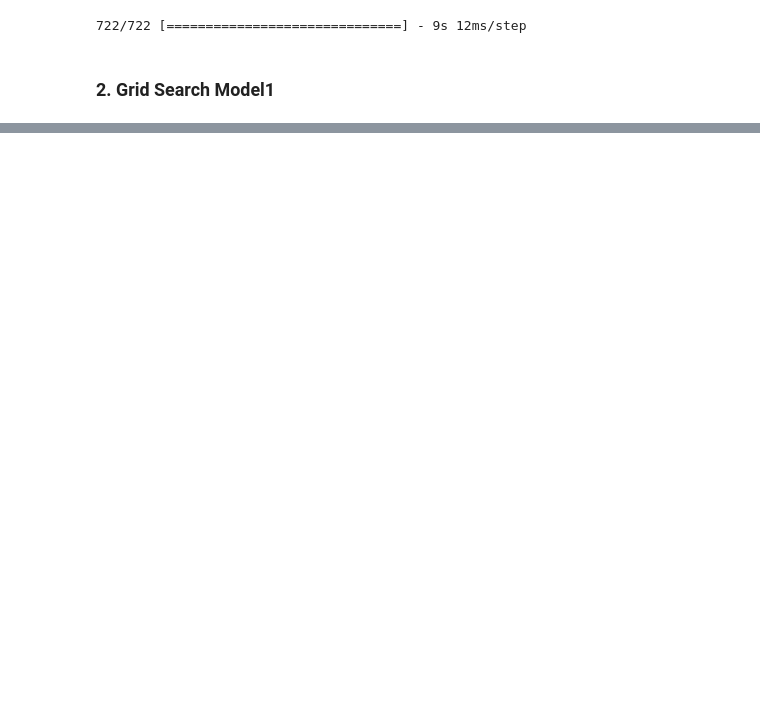
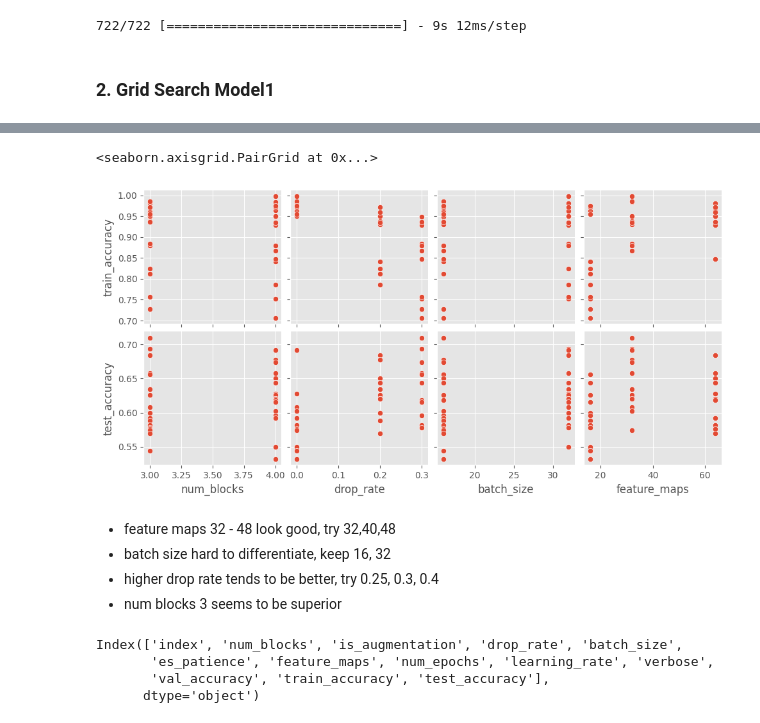
Before and after one commit to AydenZK/kaggle3181, a Jupyter notebook: main.ipynb, the cells around one changed output, grey strips where cells are left out. Drawn from its saved outputs; the diff is of its cells as text; code cells hidden in the pictures; blank space fills up the shorter version.

```diff
--- a/main.ipynb
+++ b/main.ipynb
@@ -366,0 +374,3 @@ Name: 0, dtype: object
+# %%
+res1 = res.copy()
+res1.to_csv('grid1.csv')
@@ -366,0 +385,21 @@ Name: 0, dtype: object
+# %%
+sns.pairplot(
+    res1,
+    x_vars=['num_blocks','drop_rate','batch_size','feature_maps'],
+    y_vars=['train_accuracy', 'test_accuracy']
+)
+# %% [output]
+<seaborn.axisgrid.PairGrid at 0x...>
+[figure, added]
+# %% [markdown]
+- feature maps 32 - 48 look good, try 32,40,48
+- batch size hard to differentiate, keep 16, 32
+- higher drop rate tends to be better, try 0.25, 0.3, 0.4
+- num blocks 3 seems to be superior
+# %%
+res2.keys()
+# %% [output]
+Index(['index', 'num_blocks', 'is_augmentation', 'drop_rate', 'batch_size',
+       'es_patience', 'feature_maps', 'num_epochs', 'learning_rate', 'verbose',
+       'val_accuracy', 'train_accuracy', 'test_accuracy'],
+      dtype='object')
```
Also changed, not shown: parts of 29 cells of this notebook, 7 other files.
